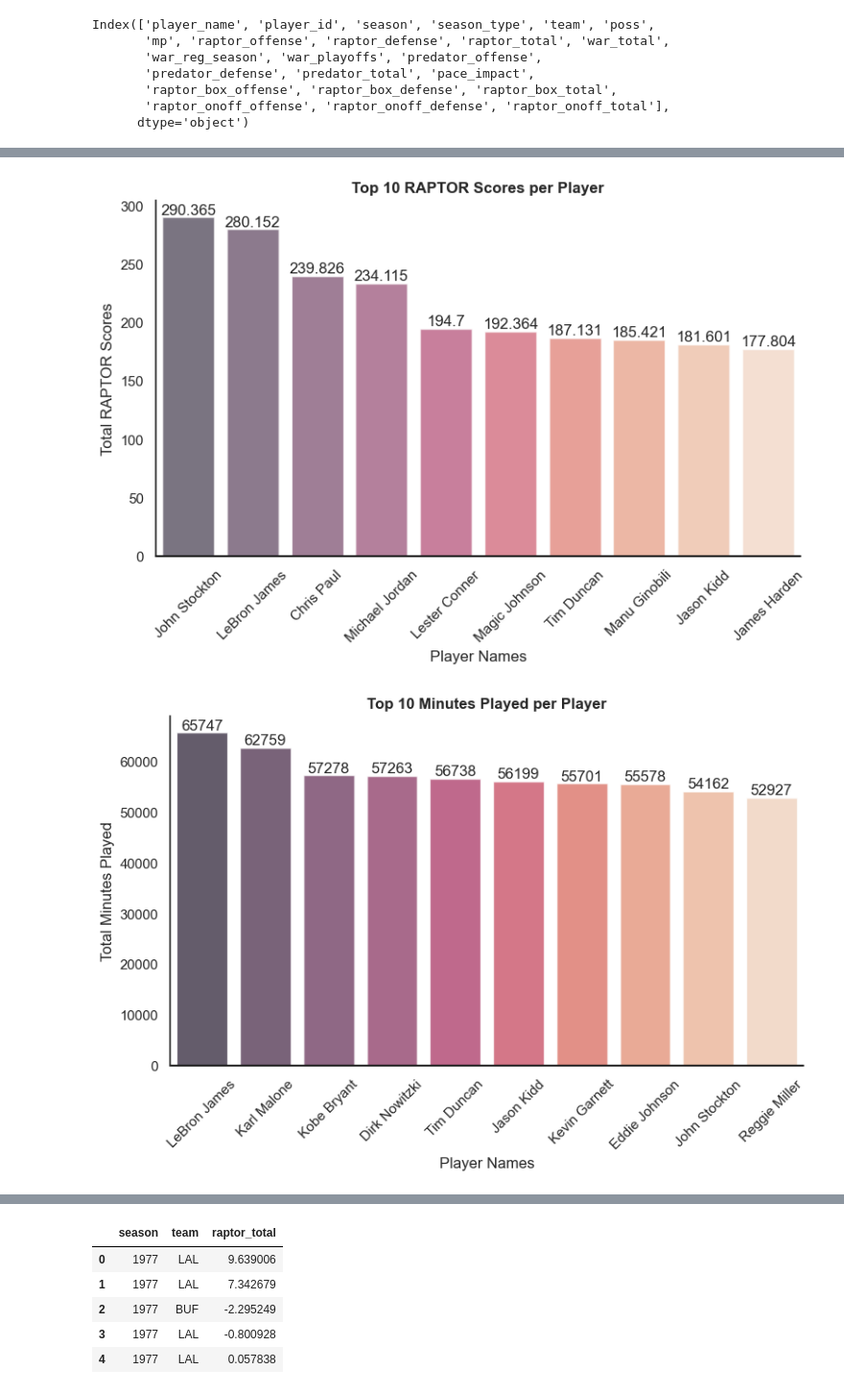
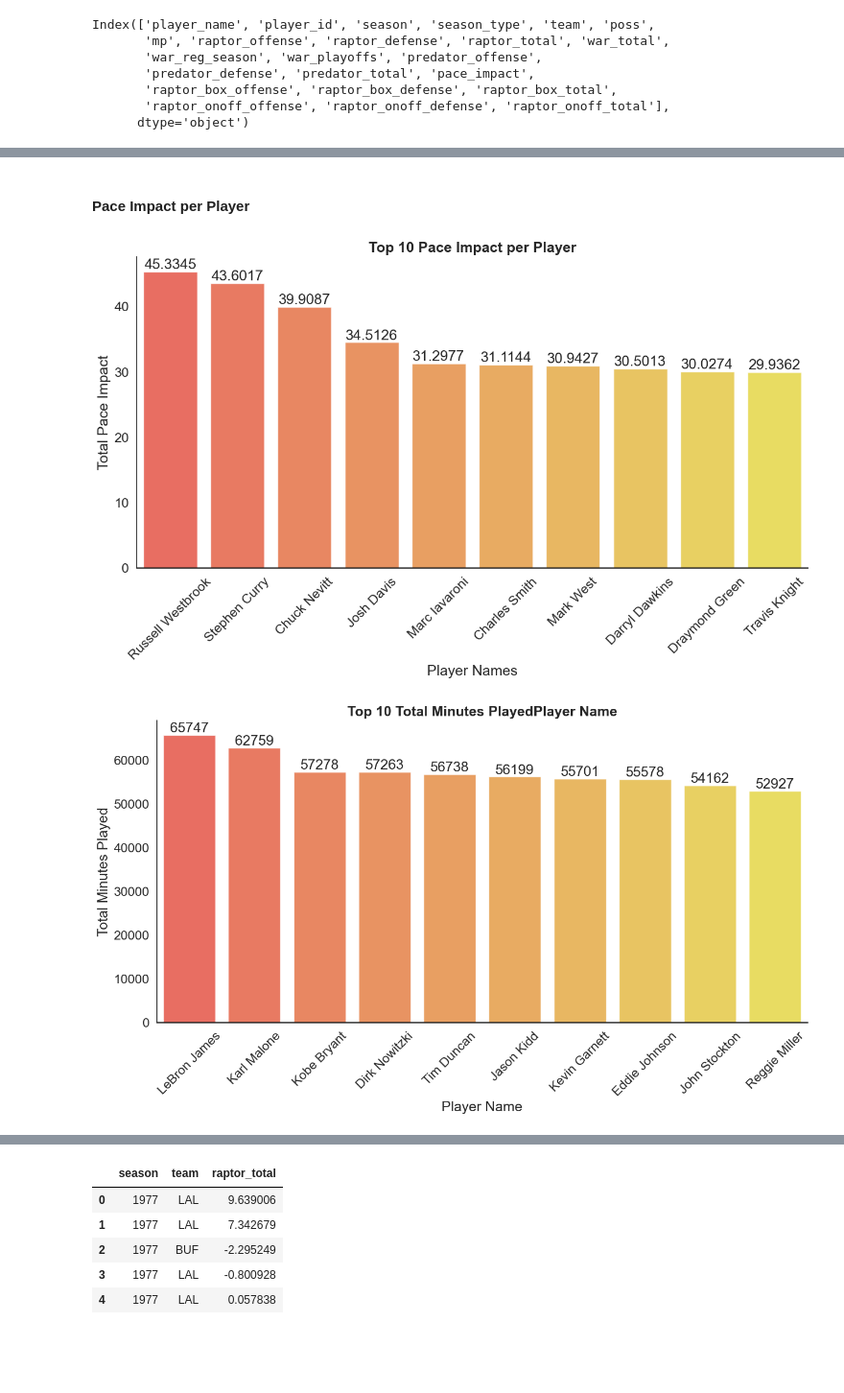
Before and after one commit to UzmaSayyeda/Project01, a Jupyter notebook: Pace_Impact vs. Min_played.ipynb, the cells around one changed output, grey strips where cells are left out. Shown at 96% size. Saved outputs shown, nothing was run; the diff lists cells and outputs as text; code cells hidden in the pictures; blank space fills up the shorter version.

```diff
--- a/Pace_Impact vs. Min_played.ipynb
+++ b/Pace_Impact vs. Min_played.ipynb
@@ -233,25 +140,23 @@ x_axis=avg_summary["Raptor Total"]
 y_axis=avg_summary["Pace Impact"]
 team_names = avg_summary["team"]
 
-sns.set_theme(style="darkgrid", context="notebook")
+sns.set_theme(style="whitegrid", context="notebook")
 
-cmap = sns.cubehelix_palette()
 
-g=sns.relplot(x=x_axis,
+sns.relplot(x=x_axis,
               y=y_axis,
               size=y_axis,
               hue=team_names,
               sizes=(40, 400),
-              alpha=0.5,
               data=avg_summary,
               height=6,
               edgecolor="k",
               legend=False,
-              palette=cmap
+              palette="Oranges"
              )
 
 for team, txt in enumerate(team_names):
-    plt.annotate(txt, (x_axis[team], y_axis[team]),color="#252B48")
+    plt.annotate(txt, (x_axis[team], y_axis[team]))
 plt.title("RAPTOR Total vs. Pace Impact")
 plt.show()
 # %% [output]
@@ -260,0 +173,2 @@ The palette list has fewer values (6) than needed (42) and will cycle, which may
+# %% [markdown]
+#### Pace Impact per Player
@@ -261,37 +201,40 @@ The palette list has fewer values (6) than needed (42) and will cycle, which may
 # %%
-top_ten_raptor_total=avg_by_player[["player_name","Total RAPTOR Scores"]].\
-sort_values(by="Total RAPTOR Scores",ascending=False).head(10)
+top_pace=total_mp_pace_raptor[["player_name","Total Pace Impact"]].sort_values(by="Total Pace Impact",ascending=False)
+top_10_pace=top_pace.head(10)
 
 
-sns.set_theme(style="white", context="notebook")
-f, (ax1) = plt.subplots(figsize=(9,5))
+f, (ax) = plt.subplots(figsize=(15,7))
+sns.set_theme(style="white", context="notebook",font_scale=1.5)
 
-sns.barplot(x="player_name",y="Total RAPTOR Scores",data=top_ten_raptor_total,palette="rocket",alpha=0.6)
-for i in ax1.containers:
-    ax1.bar_label(i,)
+sns.barplot(x="player_name",
+            y="Total Pace Impact",
+            data=top_10_pace,
+            palette="autumn",
+            alpha=0.7)
+
+for i in ax.containers:
+    ax.bar_label(i,)
 plt.xticks(rotation=45)
 plt.xlabel("Player Names")
-plt.title("Top 10 RAPTOR Scores per Player",weight="bold")
-ax1.axhline(0,color="k",clip_on=False)
+plt.title("Top 10 Pace Impact per Player",weight="bold")
+ax.axhline(0,color="k",clip_on=False)
 sns.despine(bottom=True)
 plt.show()
 # %% [output]
-[figure, old version]
+[figure, new version]
 # %%
-top_ten_mp=avg_by_player[["player_name","Total Minutes Played"]].\
-sort_values(by="Total Minutes Played",ascending=False).head(10)
+top_mp=total_mp_pace_raptor[["player_name","Total Minutes Played"]].sort_values(by="Total Minutes Played",ascending=False)
+top_10_mp=top_mp.head(10)
 
-f, (ax) = plt.subplots(figsize=(9,5))
-sns.set_context("notebook")
-sns.barplot(x="player_name",y="Total Minutes Played",data=top_ten_mp,palette="rocket",alpha=0.7)
-plt.xticks(rotation=45)
-sns.despine(bottom=True)
-ax.axhline(0,color="k",clip_on=False)
-plt.xlabel("Player Names")
-plt.title("Top 10 Minutes Played per Player",weight="bold")
+f, (ax) = plt.subplots(figsize=(15,7))
+sns.set_theme(style="white", context="notebook",font_scale=1.5)
 
-for i in ax.containers:
-    ax.bar_label(i,)
-plt.show()
+sns.barplot(x="player_name",
+            y="Total Minutes Played",
+            data=top_10_mp,
+            palette="autumn",
+            alpha=0.7)
+
+custom_bar("Player Name","Total Minutes Played")
 # %% [output]
-[figure, old version]
+[figure, new version]
```
Also changed, not shown: parts of 34 cells of this notebook.
